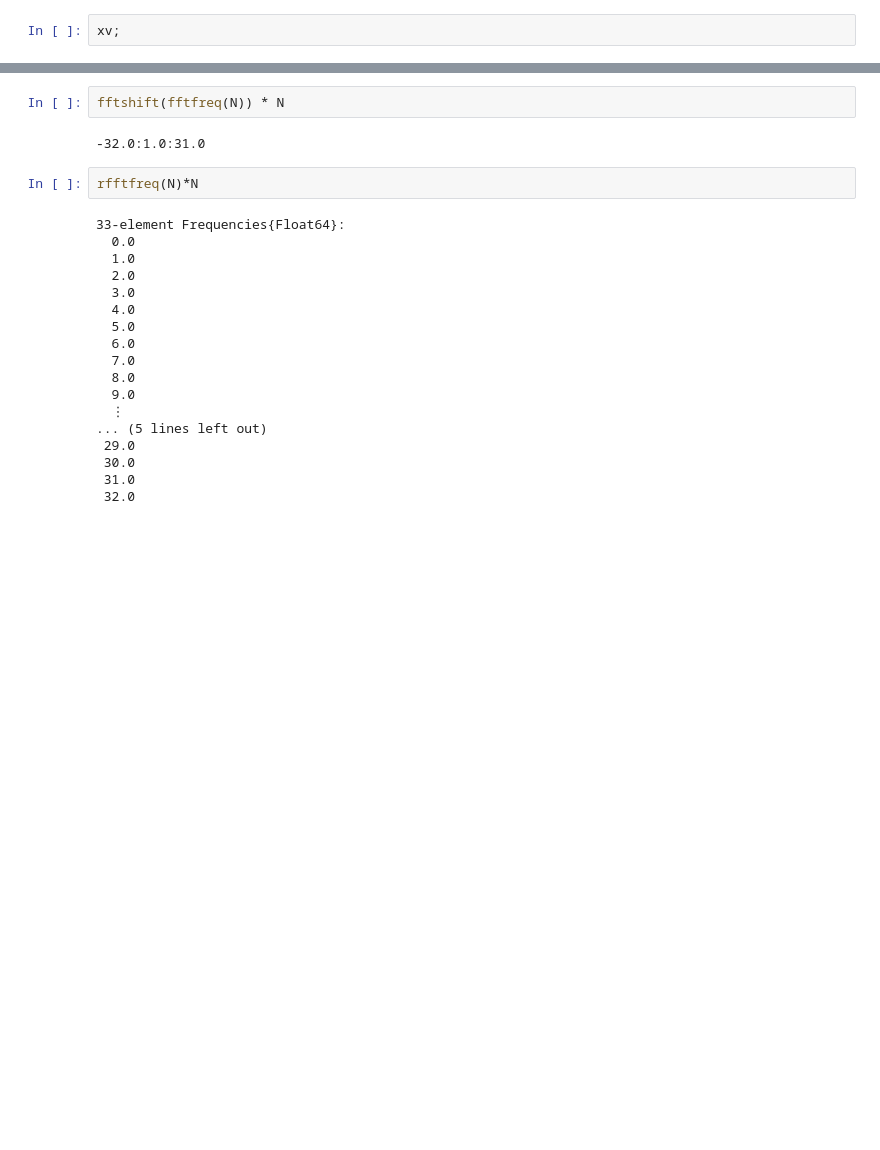
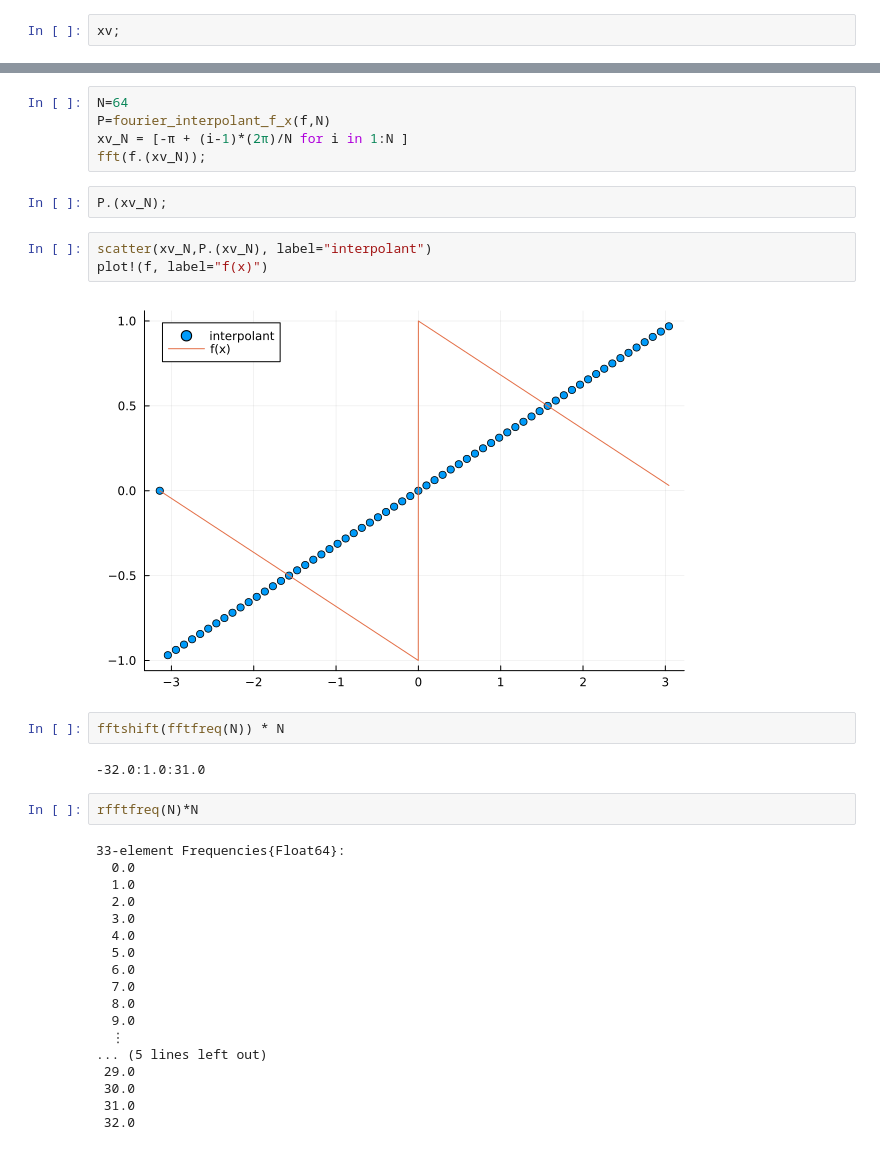
Before and after one commit to reula/PDE, a Jupyter notebook: homework/04/Fourier.ipynb, the cells around one changed output, grey strips where cells are left out. Drawn from its saved outputs; the diff is of its cells as text; blank space fills up the shorter version.

```diff
--- a/homework/04/Fourier.ipynb
+++ b/homework/04/Fourier.ipynb
@@ -138,3 +127,15 @@ fourier_interpolant_abs_x(65)
+# %%
+N=64
+P=fourier_interpolant_f_x(f,N)
+xv_N = [-π + (i-1)*(2π)/N for i in 1:N ]
+fft(f.(xv_N));
+# %%
+P.(xv_N);
+# %%
+scatter(xv_N,P.(xv_N), label="interpolant")
+plot!(f, label="f(x)")
+# %% [output]
+[figure, added]
 # %%
 fftshift(fftfreq(N)) * N
 # %% [output]
```
Also changed, not shown: parts of 12 cells of this notebook.
